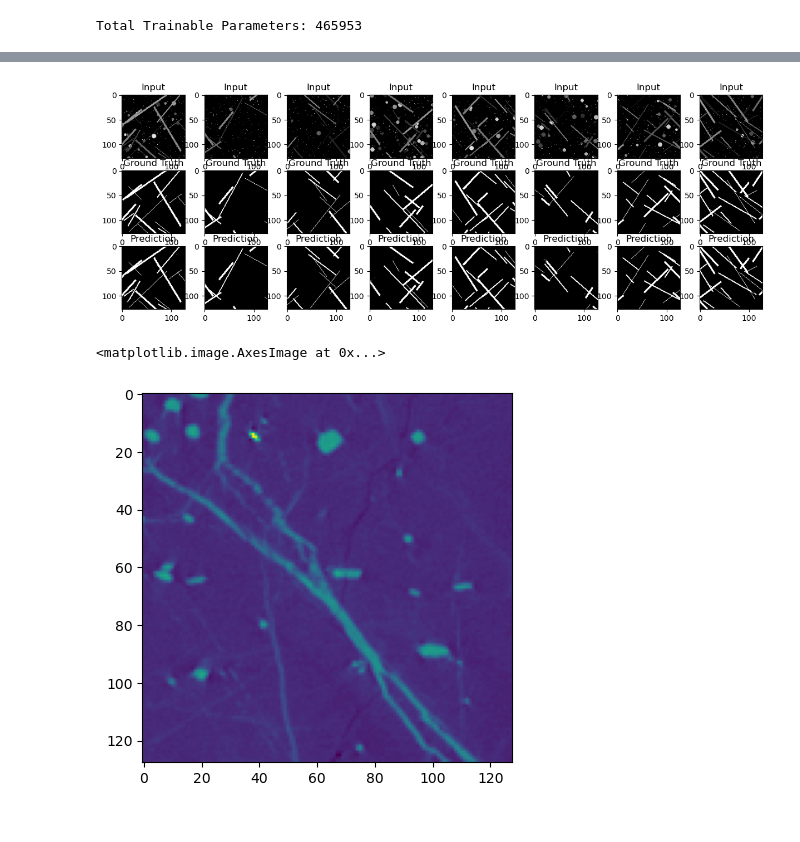
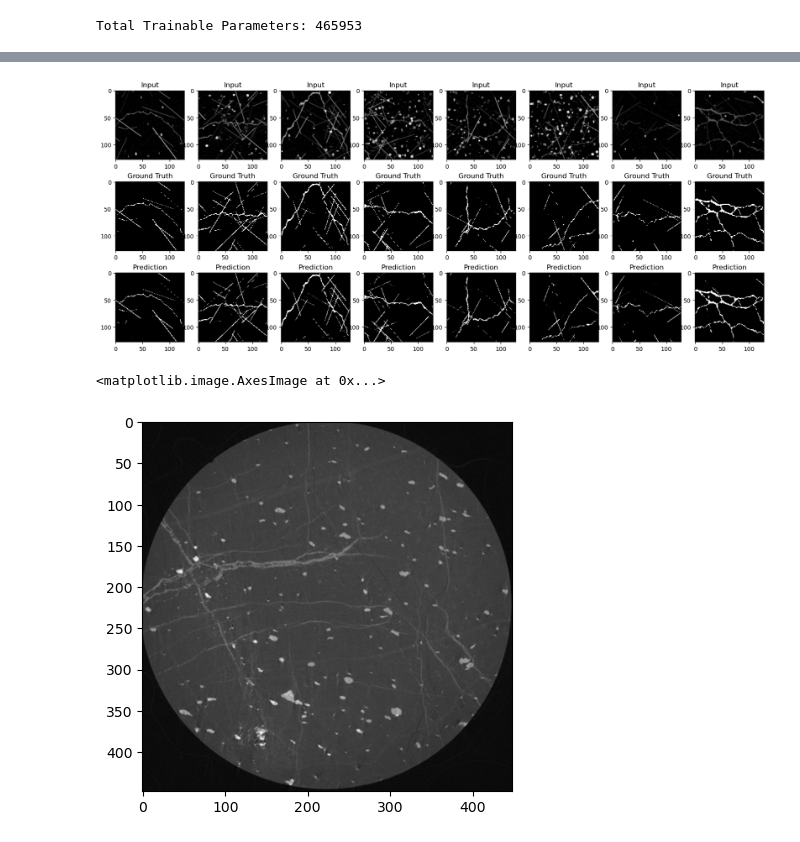
Before and after one commit to Ramyarzarza/Rock_CT_image, a Jupyter notebook: Synthetic image/synthetic image model.ipynb, the cells around one changed output, grey strips where cells are left out. Drawn from its saved outputs; the diff is of its cells as text; code cells hidden in the pictures.

```diff
--- a/Synthetic image/synthetic image model.ipynb
+++ b/Synthetic image/synthetic image model.ipynb
@@ -162,33 +163,36 @@ Epoch 10/10, Loss: 0.0038
+# %%
+model = torch.load('best_Unet_crack.pt')
 # %%
 
 # Evaluation Function
 def visualize_predictions():
     model.eval()
     images, masks = next(iter(test_loader))
     images, masks = images.to(DEVICE), masks.to(DEVICE)
     with torch.no_grad():
         outputs = model(images)
 
-    fig, axs = plt.subplots(3, BATCH_SIZE, figsize=(15, 5))
+    fig, axs = plt.subplots(3, BATCH_SIZE, figsize=(20, 8))
     for i in range(BATCH_SIZE):
         axs[0, i].imshow(images[i].cpu().squeeze(), cmap='gray')
         axs[0, i].set_title("Input")
         axs[1, i].imshow(masks[i].cpu().squeeze(), cmap='gray')
         axs[1, i].set_title("Ground Truth")
         axs[2, i].imshow(outputs[i].cpu().squeeze(), cmap='gray')
         axs[2, i].set_title("Prediction")
     plt.show()
 
 # Show results
 visualize_predictions()
 # %% [output]
-[figure, old version]
+[figure, new version]
 # %%
-image = Image.open('./resized_image.png').convert("L")
-plt.imshow(image)
+image = Image.open('./resized_image_3.png').convert("L")
+image = image.resize((448, 448))
+plt.imshow(image, cmap='gray')
 # %% [output]
 <matplotlib.image.AxesImage at 0x...>
-[figure, old version]
+[figure, new version]
 # %%
 plt.imshow(model(torch.Tensor(np.array(image)/255.0).unsqueeze(0).unsqueeze(0).to(DEVICE)).detach().cpu().squeeze(), cmap='gray')
 # %% [output]
```
Also changed, not shown: parts of 11 cells of this notebook, 16 other files.
